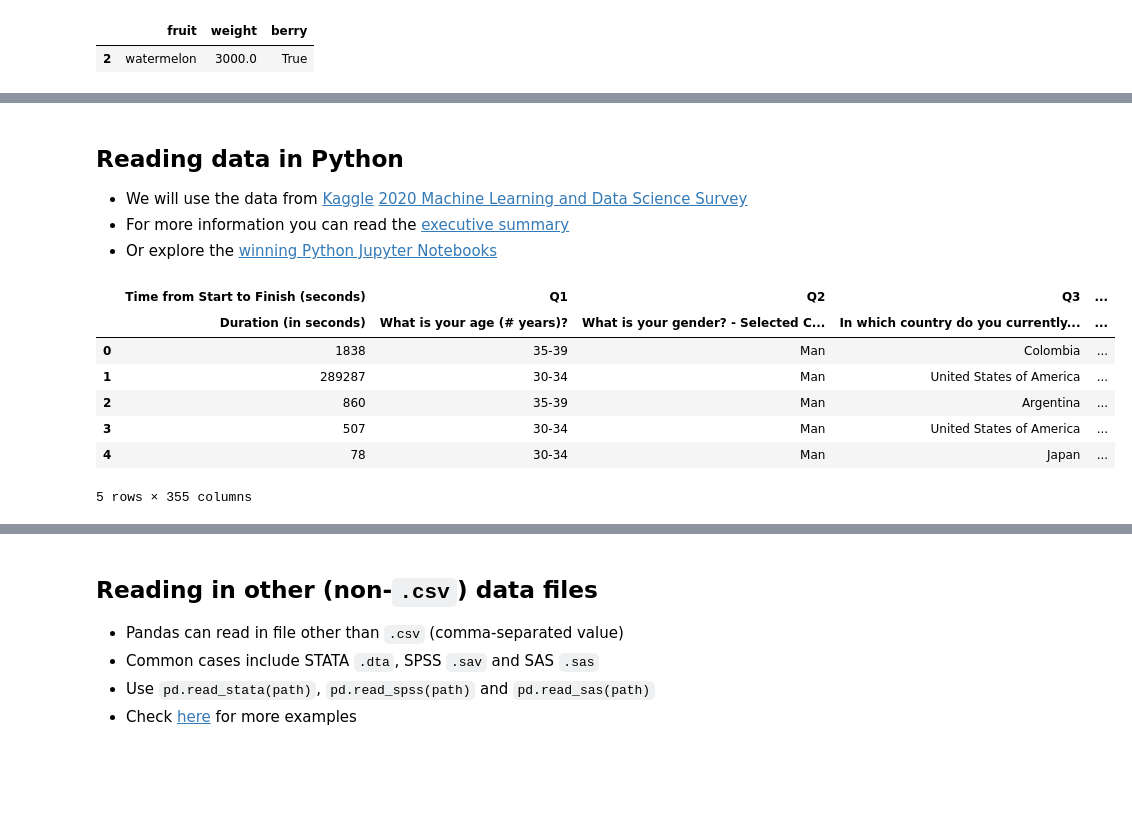
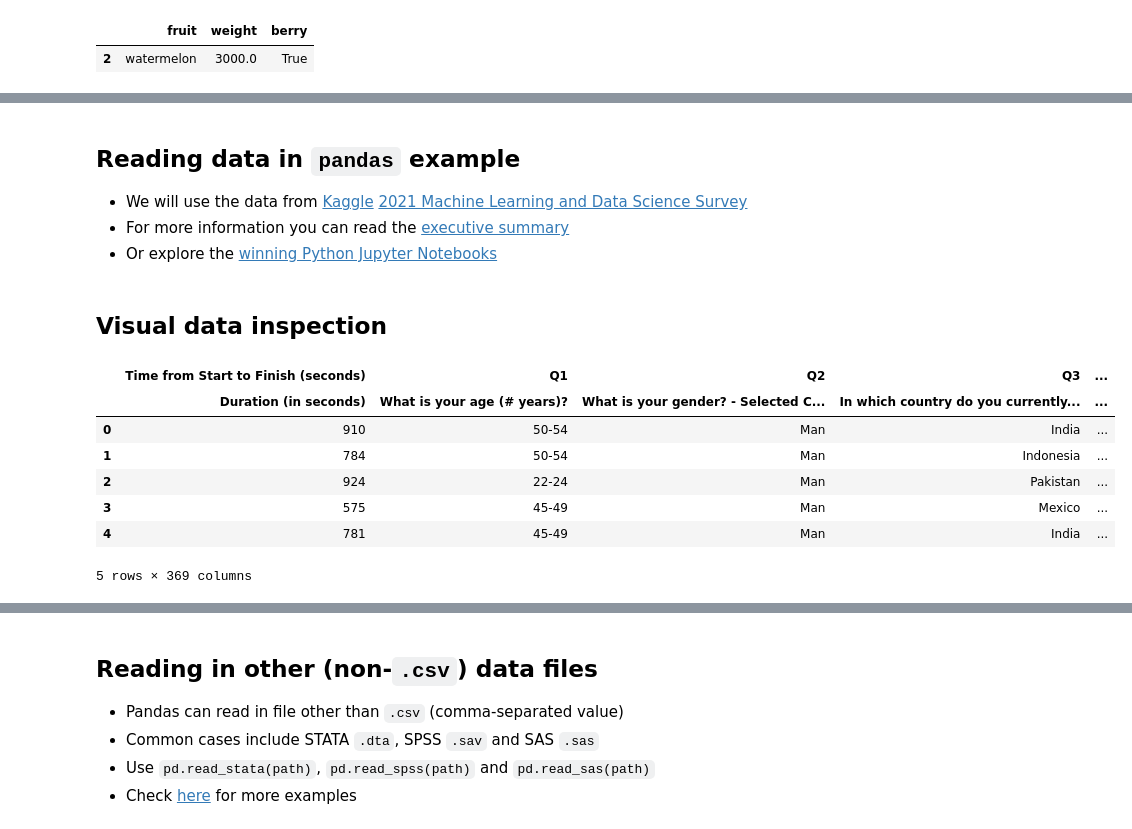
Before and after one commit to tpaskhalis/RECSM_Introduction_Python, a Jupyter notebook: lectures/03_pandas.ipynb, the cells around one changed output, grey strips where cells are left out. Saved outputs shown, nothing was run; the diff lists cells and outputs as text; code cells hidden in the pictures; blank space fills up the shorter version.

```diff
--- a/lectures/03_pandas.ipynb
+++ b/lectures/03_pandas.ipynb
@@ -182,20 +290,22 @@ weight200
 # %% [markdown]
-## Reading data in Python
+## Reading data in `pandas` example
 
-- We will use the data from [Kaggle](https://www.kaggle.com) [2020 Machine Learning and Data Science Survey](https://www.kaggle.com/c/kaggle-survey-2020/)
-- For more information you can read the [executive summary](https://www.kaggle.com/kaggle-survey-2020)
-- Or explore the [winning Python Jupyter Notebooks](https://www.kaggle.com/c/kaggle-survey-2020/discussion/212949)
+- We will use the data from [Kaggle](https://www.kaggle.com) [2021 Machine Learning and Data Science Survey](https://www.kaggle.com/c/kaggle-survey-2021/)
+- For more information you can read the [executive summary](https://www.kaggle.com/kaggle-survey-2021)
+- Or explore the [winning Python Jupyter Notebooks](https://www.kaggle.com/competitions/kaggle-survey-2021/discussion/295401)
 # %%
 # We specify that we want to combine first two rows as a header
-kaggle2020 = pd.read_csv('../data/kaggle_survey_2020_responses.csv', header = [0,1])
+kaggle2021 = pd.read_csv('../data/kaggle_survey_2021_responses.csv', header = [0,1])
+# %% [markdown]
+## Visual data inspection
 # %%
-kaggle2020.head() # Returns the top n (n=5 default) rows
+kaggle2021.head() # Returns the top n (n=5 default) rows
 # %% [output]
 |  | Time from Start to Finish (seconds) | Q1 | Q2 | Q3 | ... |
 |  | Duration (in seconds) | What is your age (# years)? | What is your gender? - Selected C... | In which country do you currently... | ... |
-| 0 | 1838 | 35-39 | Man | Colombia | ... |
-| 1 | 289287 | 30-34 | Man | United States of America | ... |
-| 2 | 860 | 35-39 | Man | Argentina | ... |
-| 3 | 507 | 30-34 | Man | United States of America | ... |
-| 4 | 78 | 30-34 | Man | Japan | ... |
+| 0 | 910 | 50-54 | Man | India | ... |
+| 1 | 784 | 50-54 | Man | Indonesia | ... |
+| 2 | 924 | 22-24 | Man | Pakistan | ... |
+| 3 | 575 | 45-49 | Man | Mexico | ... |
+| 4 | 781 | 45-49 | Man | India | ... |
-5 rows × 355 columns
+5 rows × 369 columns
```
Also changed, not shown: parts of 24 cells of this notebook, 17 other files.
